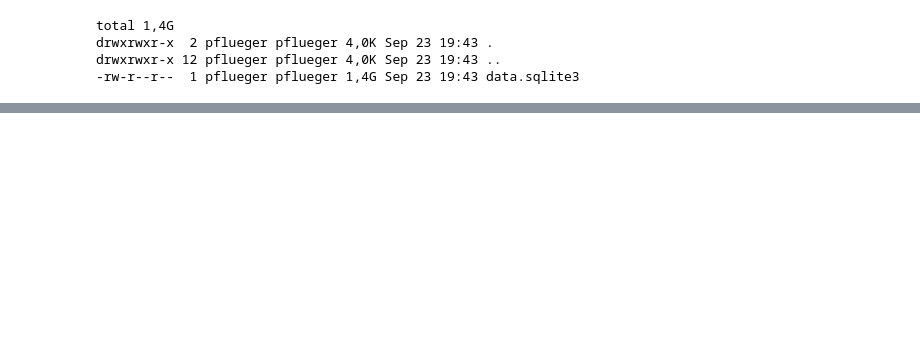
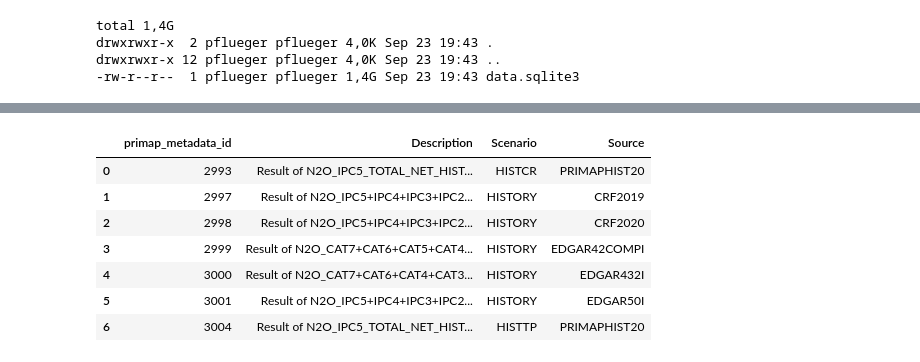
Before and after one commit to pik-piam/primap, a Jupyter notebook: data structures/evaluate_sql.ipynb, the cells around one changed output, grey strips where cells are left out. Cells and saved outputs as stored; diff of their text form; code cells hidden in the pictures; blank space fills up the shorter version.

```diff
--- a/data structures/evaluate_sql.ipynb
+++ b/data structures/evaluate_sql.ipynb
@@ -853,0 +873,3 @@ drwxrwxr-x 12 pflueger pflueger 4,0K Sep 23 19:43 ..
+# %%
+def pdq(query):
+    return pd.read_sql_query(query, conn)
@@ -853,0 +894,18 @@ drwxrwxr-x 12 pflueger pflueger 4,0K Sep 23 19:43 ..
+# %%
+pdq("""
+select distinct primap_metadata_id, description, scenario, source
+from primap_metadata join primap_data using (primap_metadata_id)
+where primap_metadata.entity = 'N2O'
+  and primap_data.area = 'FIN'
+  and primap_metadata.category = 'IPC0'
+order by primap_metadata_id
+""")
+# %% [output]
+|  | primap_metadata_id | Description | Scenario | Source |
+| 0 | 2993 | Result of N2O_IPC5_TOTAL_NET_HIST... | HISTCR | PRIMAPHIST20 |
+| 1 | 2997 | Result of N2O_IPC5+IPC4+IPC3+IPC2... | HISTORY | CRF2019 |
+| 2 | 2998 | Result of N2O_IPC5+IPC4+IPC3+IPC2... | HISTORY | CRF2020 |
+| 3 | 2999 | Result of N2O_CAT7+CAT6+CAT5+CAT4... | HISTORY | EDGAR42COMPI |
+| 4 | 3000 | Result of N2O_CAT7+CAT6+CAT4+CAT3... | HISTORY | EDGAR432I |
+| 5 | 3001 | Result of N2O_IPC5+IPC4+IPC3+IPC2... | HISTORY | EDGAR50I |
+| 6 | 3004 | Result of N2O_IPC5_TOTAL_NET_HIST... | HISTTP | PRIMAPHIST20 |
```
Also changed, not shown: parts of 4 cells of this notebook.
